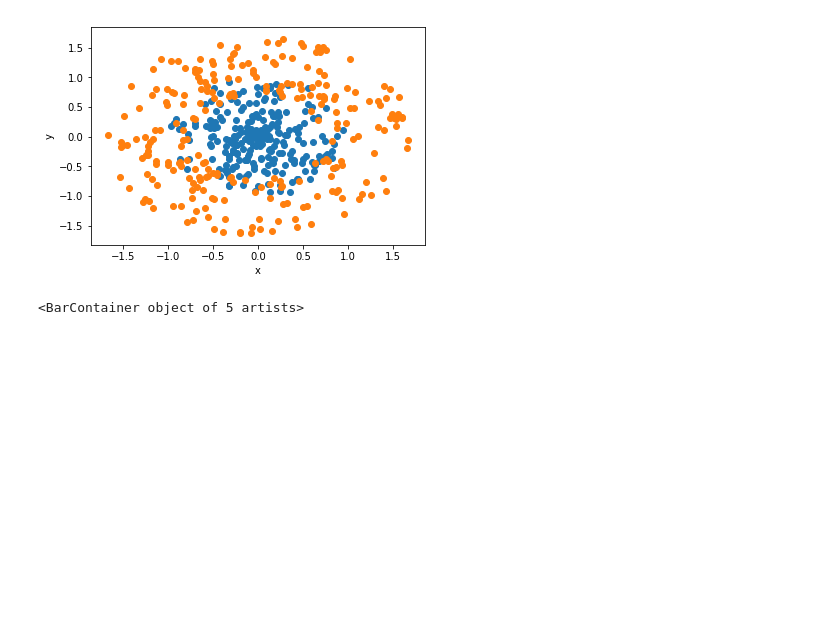
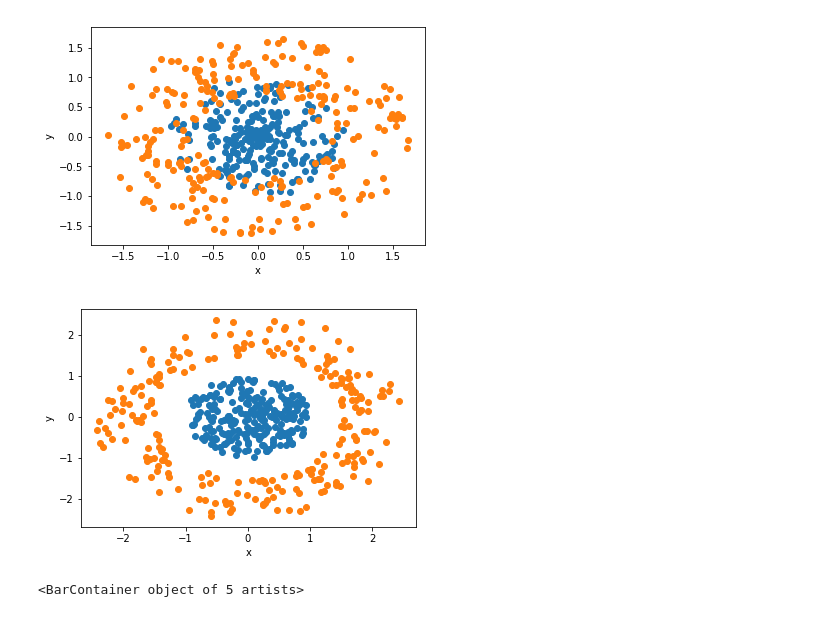
Before and after one commit to lnpandey/IITM_Research_Interpretability_of_Attention_Networks, a Jupyter notebook: Hypothesis9/sphere_shell_binary_data.ipynb, the cells around one changed output. Saved outputs shown, nothing was run; the diff lists cells and outputs as text; code cells hidden in the pictures; blank space fills up the shorter version.

```diff
--- a/Hypothesis9/sphere_shell_binary_data.ipynb
+++ b/Hypothesis9/sphere_shell_binary_data.ipynb
@@ -165 +143,26 @@ with open(csv_path, 'w') as writeFile:
+# %%
+## generate sphere shell binary data from n-dimensional gaussian
+points_dim = 2
+num_samples = 500
+radius_of_sphere = 1
+radius_of_shell = 2
+thickness_of_shell = 1
+
+mean = np.zeros(points_dim)
+cov = 1.3*np.identity(points_dim)
+gaussian_data = np.random.multivariate_normal(mean, cov, 10000)
+data = get_samples_with_label(gaussian_data)
+
+# plot_2D_data(data[:,:-1],data[:,-1])
+
+#path to csv file to store generated data
+csv_path = '/content/drive/My Drive/DL_exp/gaussian_data/train_sp'+ str(radius_of_sphere) + '_sh'+ str(radius_of_shell) + '_t' + str(thickness_of_shell)+ '_' + str(points_dim) + 'dim.csv'
+with open(csv_path, 'w') as writeFile:
+    writer = csv.writer(writeFile)
+    header = ["c"+str(i) for i in range(points_dim)]
+    header.append("label")
+    writer.writerow(header)
+    writer.writerows(data)
+# %% [output]
+[figure, added]
 # %%
```
Also changed, not shown: parts of 5 cells of this notebook, 4 other files.
